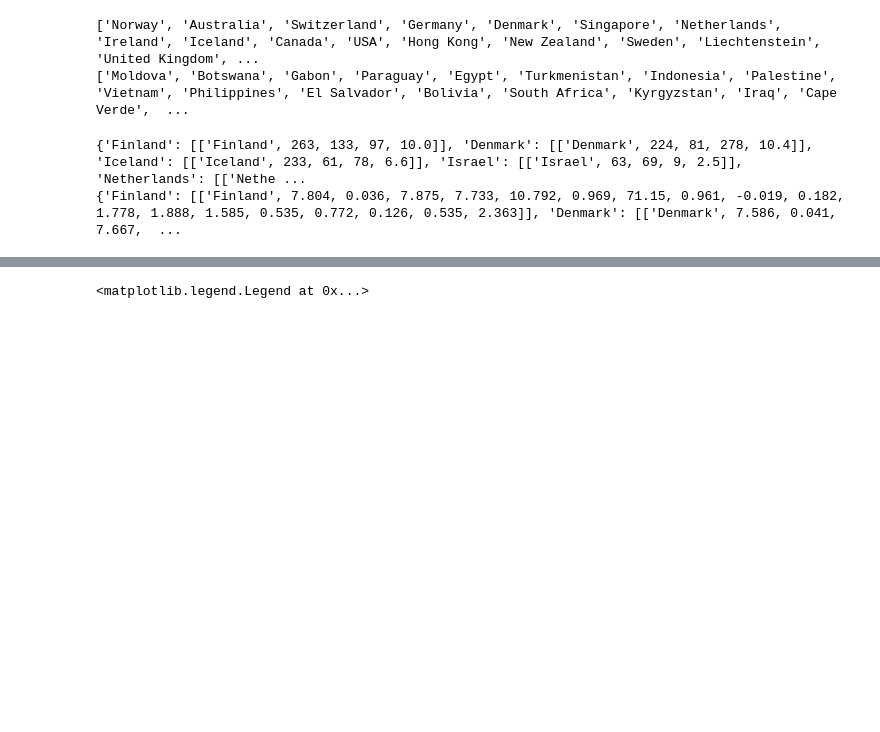
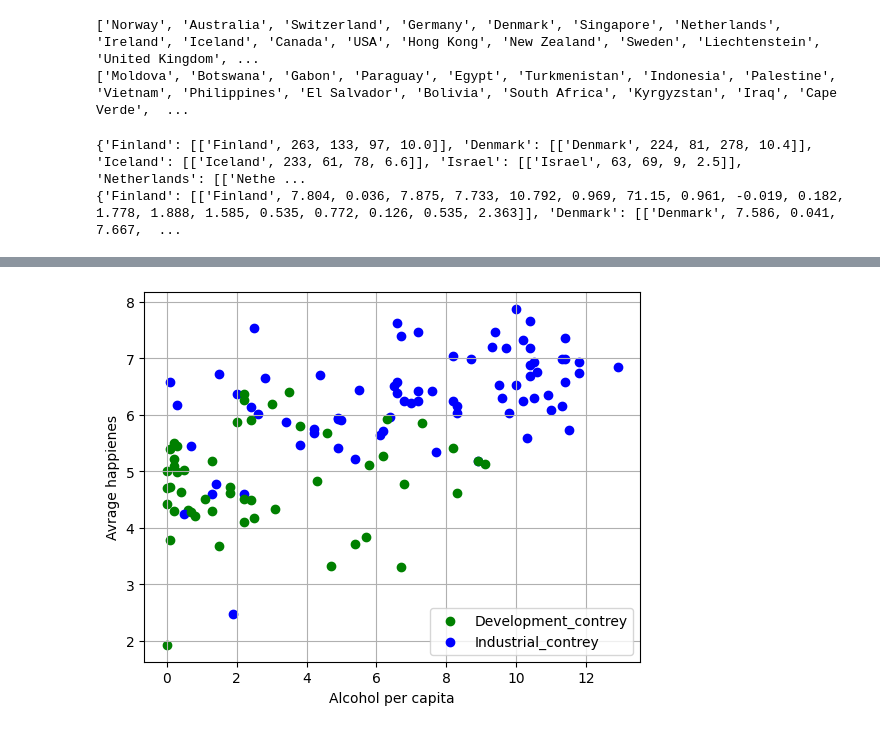
Before and after one commit to NEAAA4/DV1604_G7, a Jupyter notebook: Projekt/projekt.ipynb, the cells around one changed output, grey strips where cells are left out. Cells and saved outputs as stored; diff of their text form; code cells hidden in the pictures; blank space fills up the shorter version.

```diff
--- a/Projekt/projekt.ipynb
+++ b/Projekt/projekt.ipynb
@@ -82,5 +89,8 @@ for key in contery_dict_alcohol.keys():
             ax.scatter(contery_dict_alcohol[key][0][4], contery_dict_happienes[key][0][3], color="Blue", label="Industrial_contrey")
     except:
         pass
-ax.legend(labels=["Development_contrys",  "Industrial_contrys"])
+ax.legend(["Development_contrey", "Industrial_contrey"])
+leg = ax.get_legend()
+leg.legendHandles[0].set_color('green')
+leg.legendHandles[1].set_color('blue')
 # %% [output]
@@ -89 +97 @@ ax.legend(labels=["Development_contrys",  "Industrial_contrys"])
-<matplotlib.legend.Legend at 0x...>
+[figure, added]
```
Also changed, not shown: parts of 3 cells of this notebook.
